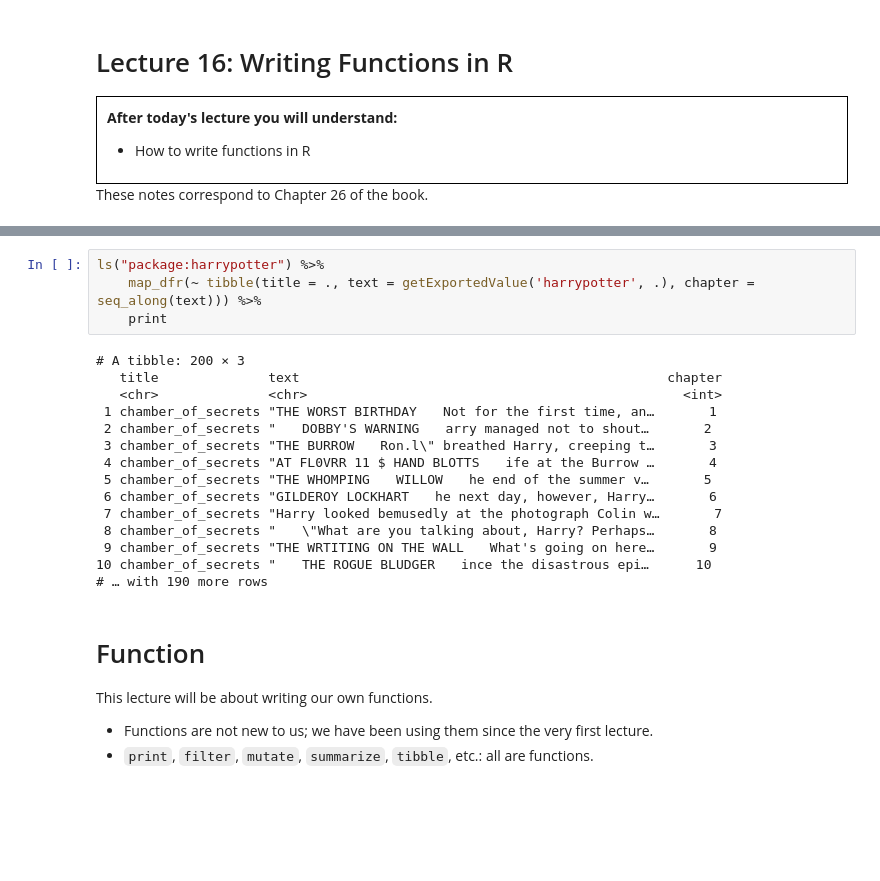
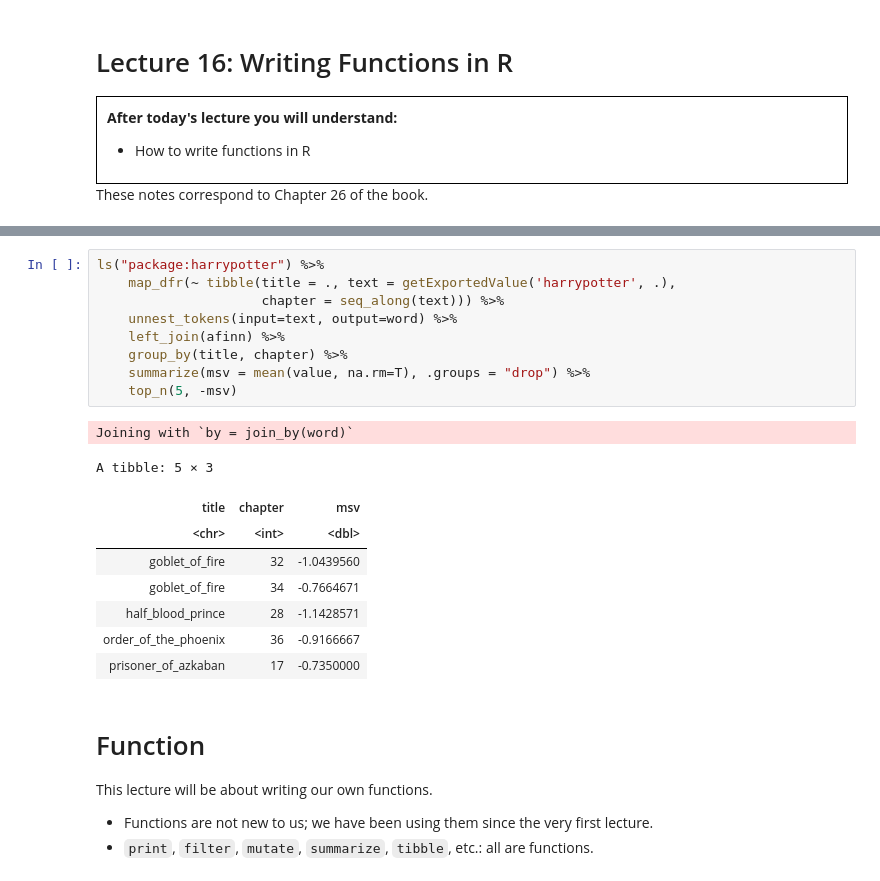
Before and after one commit to stats306/w23, a Jupyter notebook: lectures/week12/lecture16.ipynb, the cells around one changed output, grey strips where cells are left out. Saved outputs shown, nothing was run; the diff lists cells and outputs as text; blank space fills up the shorter version.

```diff
--- a/lectures/week12/lecture16.ipynb
+++ b/lectures/week12/lecture16.ipynb
@@ -45,22 +83,22 @@ also installing the dependencies ‘Rcpp’, ‘SnowballC’, ‘janeaustenr’,
 # %%
 ls("package:harrypotter") %>%
-    map_dfr(~ tibble(title = ., text = getExportedValue('harrypotter', .), chapter = seq_along(text))) %>%
-    print
+    map_dfr(~ tibble(title = ., text = getExportedValue('harrypotter', .),
+                     chapter = seq_along(text))) %>%
+    unnest_tokens(input=text, output=word) %>%
+    left_join(afinn) %>%
+    group_by(title, chapter) %>%
+    summarize(msv = mean(value, na.rm=T), .groups = "drop") %>%
+    top_n(5, -msv)
 # %% [output]
-# A tibble: 200 × 3
-   title              text                                               chapter
-   <chr>              <chr>                                                <int>
- 1 chamber_of_secrets "THE WORST BIRTHDAY　　Not for the first time, an…       1
- 2 chamber_of_secrets "　　DOBBY'S WARNING　　arry managed not to shout…       2
- 3 chamber_of_secrets "THE BURROW　　Ron.l\" breathed Harry, creeping t…       3
- 4 chamber_of_secrets "AT FL0VRR 11 $ HAND BLOTTS　　ife at the Burrow …       4
- 5 chamber_of_secrets "THE WHOMPING　　WILLOW　　he end of the summer v…       5
- 6 chamber_of_secrets "GILDEROY LOCKHART　　he next day, however, Harry…       6
- 7 chamber_of_secrets "Harry looked bemusedly at the photograph Colin w…       7
- 8 chamber_of_secrets "　　\"What are you talking about, Harry? Perhaps…       8
- 9 chamber_of_secrets "THE WRTITING ON THE WALL　　What's going on here…       9
-10 chamber_of_secrets "　　THE ROGUE BLUDGER　　ince the disastrous epi…      10
-# … with 190 more rows
+Joining with `by = join_by(word)`
+A tibble: 5 × 3
+| title | chapter | msv |
+| <chr> | <int> | <dbl> |
+| goblet_of_fire | 32 | -1.0439560 |
+| goblet_of_fire | 34 | -0.7664671 |
+| half_blood_prince | 28 | -1.1428571 |
+| order_of_the_phoenix | 36 | -0.9166667 |
+| prisoner_of_azkaban | 17 | -0.7350000 |
 # %% [markdown]
 # Function
 This lecture will be about writing our own functions.
```
Also changed, not shown: parts of 32 cells of this notebook.
